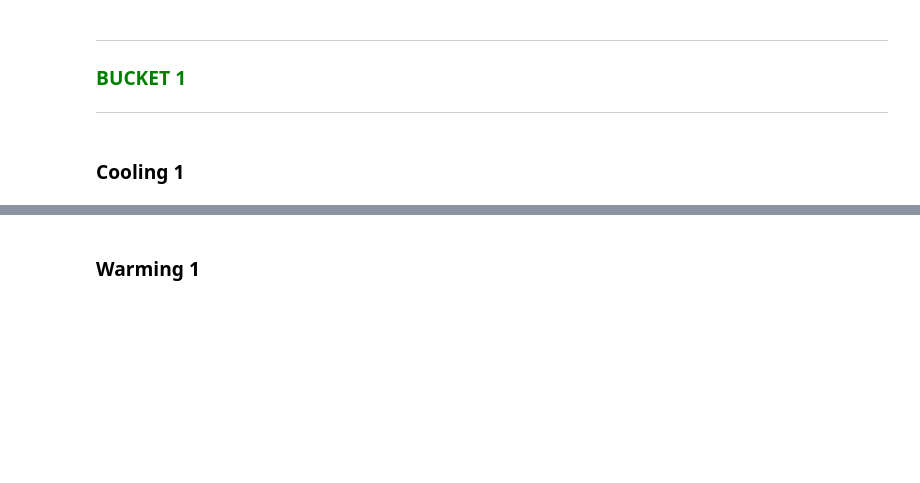
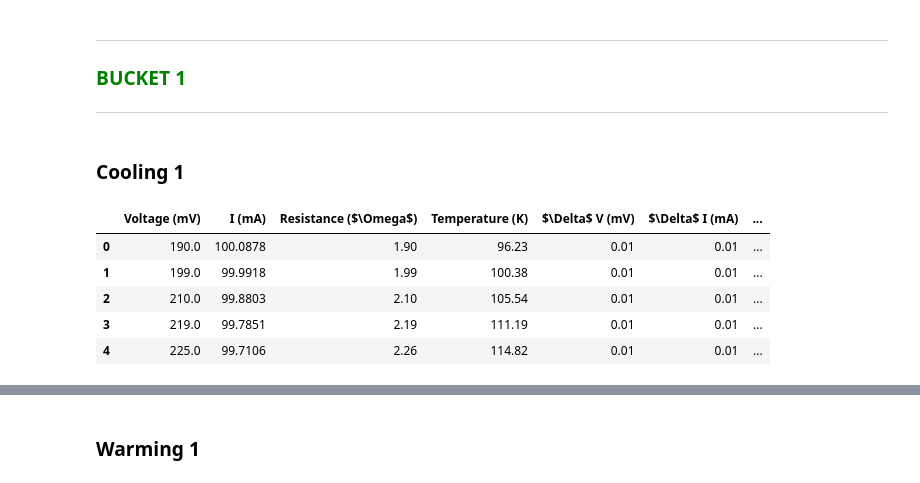
Before and after one commit to rvizarreta/AdvancedLab, a Jupyter notebook: 2. Superconductivity/week1.ipynb, the cells around one changed output, grey strips where cells are left out. Drawn from its saved outputs; the diff is of its cells as text; code cells hidden in the pictures; blank space fills up the shorter version.

```diff
--- a/2. Superconductivity/week1.ipynb
+++ b/2. Superconductivity/week1.ipynb
@@ -83,3 +123,22 @@ def FUNCTION_FIT(xdata, ydata, error_x, error_y, color, x_label, y_label, functi
 ***
 # %% [markdown]
 ### Cooling 1
+# %%
+# READING THE DATA FROM GOOGLE SHEETS ---------------------------------------
+googleSheetId = '1nEmzrUnEoUVvY7IwUPwiF5Lh4ofI0ZTwf0R9cI0LgEQ'
+workSheetName = 'Cooling_1'
+URL = 'https://docs.google.com/spreadsheets/d/{0}/gviz/tq?tqx=out:csv&sheet={1}'.format(googleSheetId, workSheetName)
+df = pd.read_csv(URL)
+df = df.iloc[: , :4]
+
+# ADDING UNCERTAINTIES ---------------------------------------
+df['$\Delta$ V (mV)'], df['$\Delta$ I (mA)'], df['$\Delta$ T (K)'] = 0.01, 0.01, 0.01
+df['$\Delta$ R ($\Omega$)'] = df.apply(lambda x: uncertainty_var([x['Voltage (mV)'], x['I (mA)']], [x['$\Delta$ V (mV)'], x['$\Delta$ I (mA)']], calculate_R), axis=1)
+df.head(5)
+# %% [output]
+|  | Voltage (mV) | I (mA) | Resistance ($\Omega$) | Temperature (K) | $\Delta$ V (mV) | $\Delta$ I (mA) | ... |
+| 0 | 190.0 | 100.0878 | 1.90 | 96.23 | 0.01 | 0.01 | ... |
+| 1 | 199.0 | 99.9918 | 1.99 | 100.38 | 0.01 | 0.01 | ... |
+| 2 | 210.0 | 99.8803 | 2.10 | 105.54 | 0.01 | 0.01 | ... |
+| 3 | 219.0 | 99.7851 | 2.19 | 111.19 | 0.01 | 0.01 | ... |
+| 4 | 225.0 | 99.7106 | 2.26 | 114.82 | 0.01 | 0.01 | ... |
```
Also changed, not shown: parts of 8 cells of this notebook, 18 other files.
